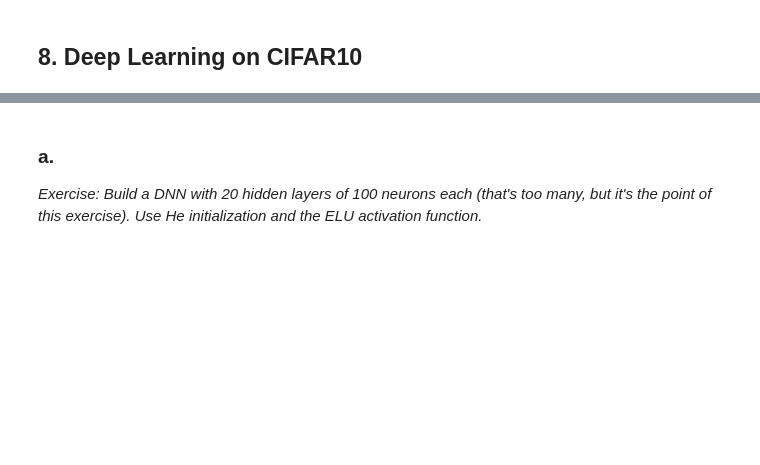
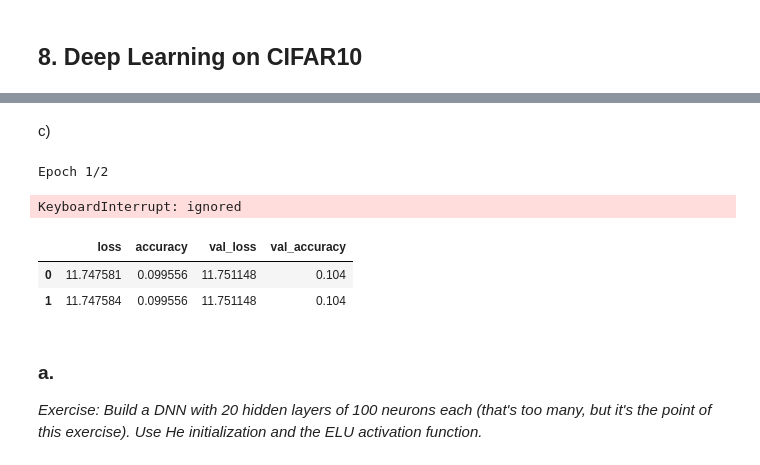
Before and after one commit to MiguelG26/Learning, a Jupyter notebook: Hands-On Machine Learning with Scikit-Learn and TensorFlow2/11_training_deep_neural_networks.ipynb, the cells around one changed output, grey strips where cells are left out. Cells and saved outputs as stored; diff of their text form; code cells hidden in the pictures; blank space fills up the shorter version.

```diff
--- a/Hands-On Machine Learning with Scikit-Learn and TensorFlow2/11_training_deep_neural_networks.ipynb
+++ b/Hands-On Machine Learning with Scikit-Learn and TensorFlow2/11_training_deep_neural_networks.ipynb
@@ -1671,0 +1668,10 @@ See appendix A.
+# %%
+keras.backend.clear_session()
+tf.random.set_seed(42)
+np.random.seed(42)
+
+model = keras.models.Sequential()
+model.add(keras.layers.Flatten(input_shape=[32, 32,3]))
+for i in range(100):
+  model.add(keras.layers.Dense(100, activation="elu", kernel_initializer="he_normal"))
+model.add(keras.layers.Dense(10, activation="softmax"))
@@ -1671,0 +1691,17 @@ See appendix A.
+# %%
+#to normalize the input data
+X_train_full = X_train_full / 255.0
+X_test = X_test / 255.0
+
+#To create the validation datasets
+X_valid, X_train = X_train_full[:5000], X_train_full[5000:]
+y_valid, y_train = y_train_full[:5000], y_train_full[5000:]
+
+'''
+#To scale the data
+pixel_means = X_train.mean(axis=0, keepdims=True)
+pixel_stds = X_train.std(axis=0, keepdims=True)
+X_train_scaled = (X_train - pixel_means) / pixel_stds
+X_valid_scaled = (X_valid - pixel_means) / pixel_stds
+X_test_scaled = (X_test - pixel_means) / pixel_stds
+'''
@@ -1671,0 +1710,7 @@ See appendix A.
+# %%
+model.compile(loss="sparse_categorical_crossentropy", optimizer="nadam", metrics=["accuracy"])
+n_epochs=2
+early_stopping_cb = keras.callbacks.EarlyStopping(patience=10, restore_best_weights=True)
+history=model.fit(X_train_scaled, y_train, epochs=n_epochs,
+                  validation_data=(X_valid_scaled, y_valid),
+                  callbacks=[early_stopping_cb])
@@ -1671,0 +1737,2 @@ See appendix A.
+# %% [markdown]
+c)
@@ -1672,3 +1750,22 @@ See appendix A.
+# %%
+optimizer = keras.optimizers.Nadam(lr=5e-5, beta_1=0.9, beta_2=0.999)
+model.compile(loss="sparse_categorical_crossentropy", optimizer=optimizer, metrics=["accuracy"])
+
+n_epochs=2
+early_stopping_cb = keras.callbacks.EarlyStopping(patience=10, restore_best_weights=True)
+model.fit(X_train, y_train, epochs=n_epochs,
+                  validation_data=(X_valid, y_valid),
+                  callbacks=[early_stopping_cb])
+# %% [output]
+Epoch 1/2
+KeyboardInterrupt: ignored
+# %%
+import pandas as pd
+pd.DataFrame(history.history)#.plot(height=400, width=800)
+# %% [output]
+|  | loss | accuracy | val_loss | val_accuracy |
+| 0 | 11.747581 | 0.099556 | 11.751148 | 0.104 |
+| 1 | 11.747584 | 0.099556 | 11.751148 | 0.104 |
 # %% [markdown]
 ### a.
 *Exercise: Build a DNN with 20 hidden layers of 100 neurons each (that's too many, but it's the point of this exercise). Use He initialization and the ELU activation function.*
```
Also changed, not shown: parts of 10 cells of this notebook.
